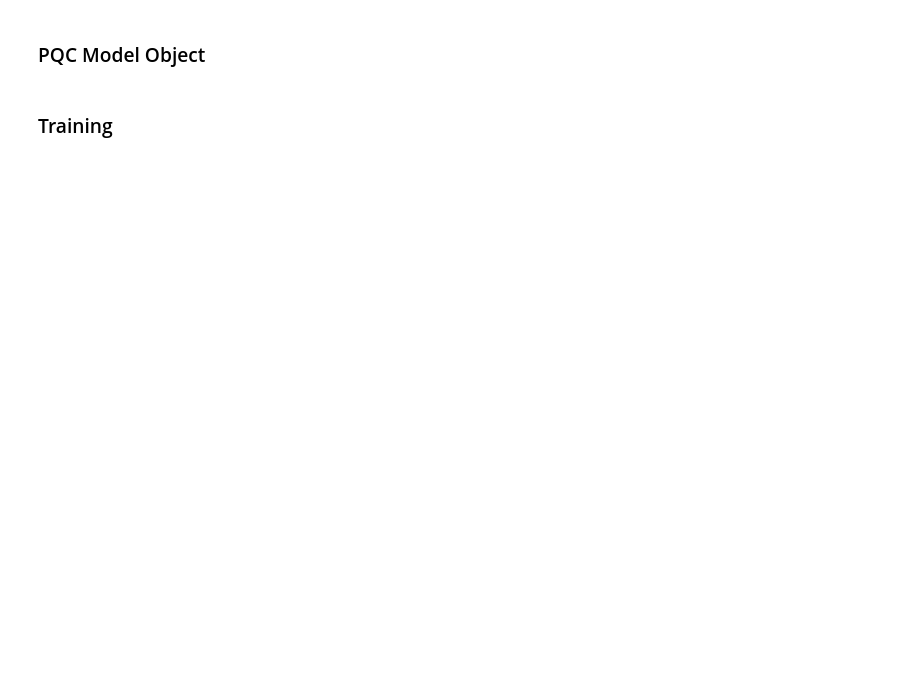
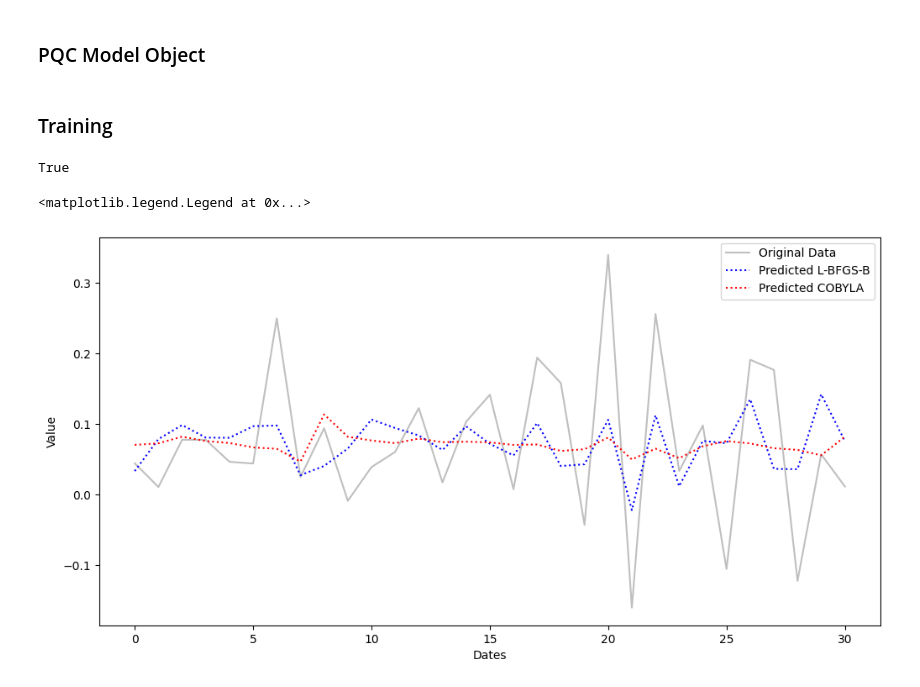
Before and after one commit to ElioDiNino/CPEN400Q-Project, a Jupyter notebook: src/pqc.ipynb, the cells around one changed output. Drawn from its saved outputs; the diff is of its cells as text; code cells hidden in the pictures; blank space fills up the shorter version.

```diff
--- a/src/pqc.ipynb
+++ b/src/pqc.ipynb
@@ -144,3 +149,5 @@ class PQC_Forecast(ForecastingMethod):
         return np.array(predictions)
 # %% [markdown]
 ### Training
+# %%
+TRAIN_TEST_RATIO = 2 / 3
@@ -146,0 +180,50 @@ class PQC_Forecast(ForecastingMethod):
+# %%
+# Train the COBYLA model
+pqc_model_cobyla = PQC_Forecast(
+    n_wires=N_WIRES, n_layers=2, optimizer="COBYLA"
+)
+
+pqc_model_cobyla.train(train_X, train_y)
+# %%
+# save weights
+pqc_model_lbfgsb.save_weights("../weights/pqc_weights_lbfgsb.npy")
+pqc_model_cobyla.save_weights("../weights/pqc_weights_cobyla.npy")
+# %% [output]
+True
+# %%
+# load weights
+pqc_model_lbfgsb.load_weights("../weights/pqc_weights.npy")
+pqc_model_cobyla.load_weights("../weights/pqc_weights_cobyla.npy")
+# %%
+# Predict the dataset as whole
+predictions_L = pqc_model_lbfgsb.predict(X)
+predictions_C = pqc_model_cobyla.predict(X)
+# %%
+# Plot the predictions
+plt.figure(figsize=(12, 6))
+# plot the original data as grey line
+plt.plot(range(len(y)), y, label="Original Data", color="grey", alpha=0.5)
+# plot the predicted data as dotted blue line
+plt.plot(
+    range(len(predictions_L)),
+    predictions_L,
+    label="Predicted L-BFGS-B",
+    color="blue",
+    linestyle="dotted",
+)
+plt.plot(
+    range(len(predictions_C)),
+    predictions_C,
+    label="Predicted COBYLA",
+    color="red",
+    linestyle="dotted",
+)
+
+# label the x and y axis
+plt.xlabel("Dates")
+plt.ylabel("Value")
+# enable legend
+plt.legend()
+# %% [output]
+<matplotlib.legend.Legend at 0x...>
+[figure, added]
```
Also changed, not shown: parts of 5 cells of this notebook, 4 other files.
